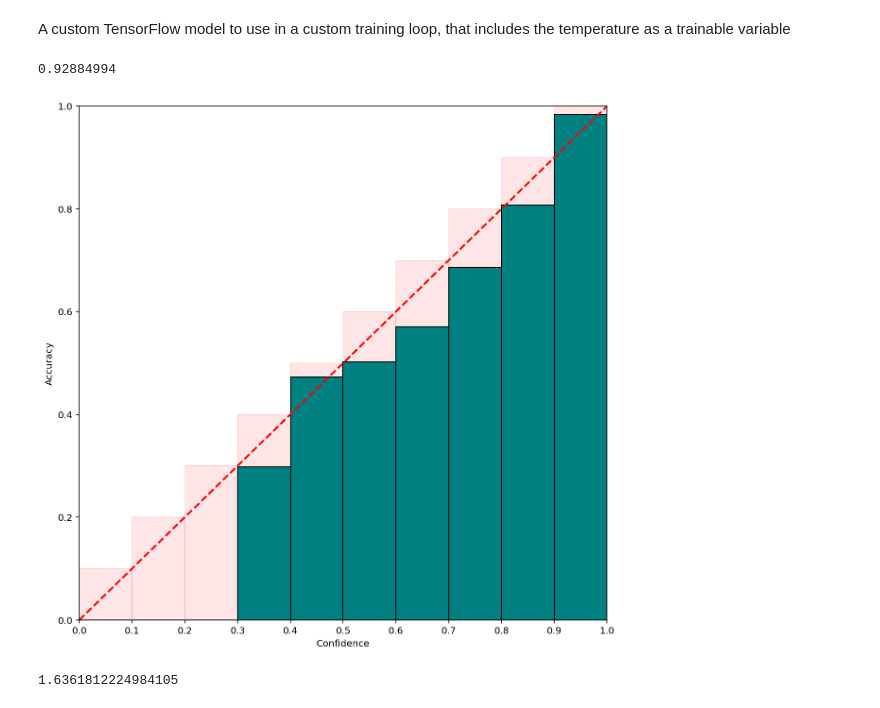
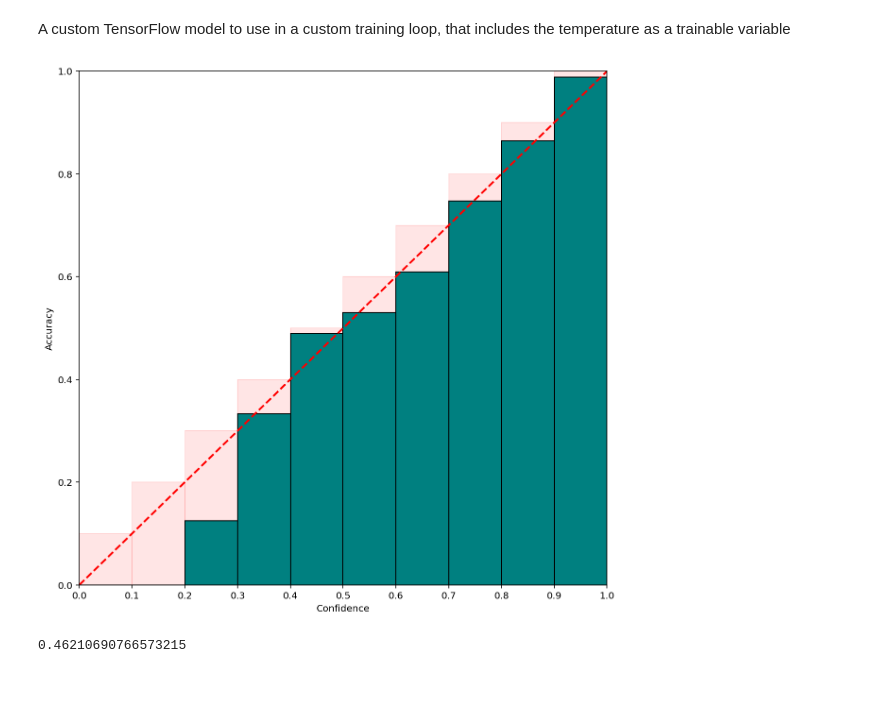
Before and after one commit to ismailuddin/temperature-scaling, a Jupyter notebook: notebooks/Step2-Temperature-scaling.ipynb, the cells around one changed output. Drawn from its saved outputs; the diff is of its cells as text; code cells hidden in the pictures.

Commit message:
Update code with working temperature scaling approahc

```diff
--- a/notebooks/Step2-Temperature-scaling.ipynb
+++ b/notebooks/Step2-Temperature-scaling.ipynb
@@ -211,10 +213,10 @@ data = tf.data.Dataset.from_tensor_slices((validation_logits, y_test)).repeat(N_
 # %% [markdown]
 A custom TensorFlow model to use in a custom training loop, that includes the temperature as a trainable variable
 # %%
-class SoftmaxTemperature(Model):
+class CalibrationModel(Model):
     def __init__(self):
         super().__init__()
         self.temperature = tf.Variable(1.0)
 
-    def call(self, x: tf.Tensor):
-        return softmax(x, temperature=self.temperature)
+    def call(self, logits: tf.Tensor):
+        return logits / self.temperature
@@ -223,42 +223,39 @@ temp_model = SoftmaxTemperature()
+# %%
+calibration_model = CalibrationModel()
 # %%
-def loss(y: tf.Tensor, pred: tf.Tensor):
+def loss(labels: tf.Tensor, logits: tf.Tensor):
     """Loss function"""
-    return tf.nn.softmax_cross_entropy_with_logits(y, pred)
+    return tf.nn.softmax_cross_entropy_with_logits(labels, logits)
 
 
-optimiser = tf.optimizers.RMSprop(learning_rate=1e-5)
+# optimiser = tf.optimizers.RMSprop(learning_rate=1e-5)
+optimiser = tf.optimizers.Adam(learning_rate=1e-3)
 
 
 def train(model: Model, x: tf.Tensor, y: tf.Tensor):
     with tf.GradientTape() as tape:
-        predictions = model(x)
-        _loss = loss(y, predictions)
+        logits = model(x)
+        _loss = loss(y, logits)
     gradients = tape.gradient(_loss, [model.temperature])
-    # Raises `tf.errors.InvalidArgumentError` if NaN values found
-    tf.debugging.check_numerics(gradients, "Gradient value is NaN")
     optimiser.apply_gradients(zip(gradients, model.trainable_variables))
 # %%
 for epoch in tqdm(range(N_EPOCHS)):
-    for _x, _y in data.shuffle(X_test.shape[0]).batch(32):
+    for _x, _y in data.batch(32):
         try:
-            train(temp_model, _x, _y)
+            train(calibration_model, _x, _y)
         except tf.errors.InvalidArgumentError:
             break
-# %%
-temp_model.temperature.numpy()
-# %% [output]
-0.92884994
 # %%
 calibrated_model = tf.keras.models.Sequential(
-    [model, TemperatureScaledSoftMax(temperature=temp_model.temperature.numpy())]
+    [model, TemperatureScaledSoftMax(temperature=calibration_model.temperature.numpy())]
 )
 y_probs = calibrated_model.predict(X_test)
 y_preds = calc_predictions(y_probs, labels)
 
 plot_reliability_diagram(y_preds)
 # %% [output]
-[figure, old version]
+[figure, new version]
 # %%
 expected_calibration_error(y_preds) * 100
 # %% [output]
-1.6361812224984105
+0.46210690766573215
```
Also changed, not shown: parts of 4 cells of this notebook, 3 other files.
